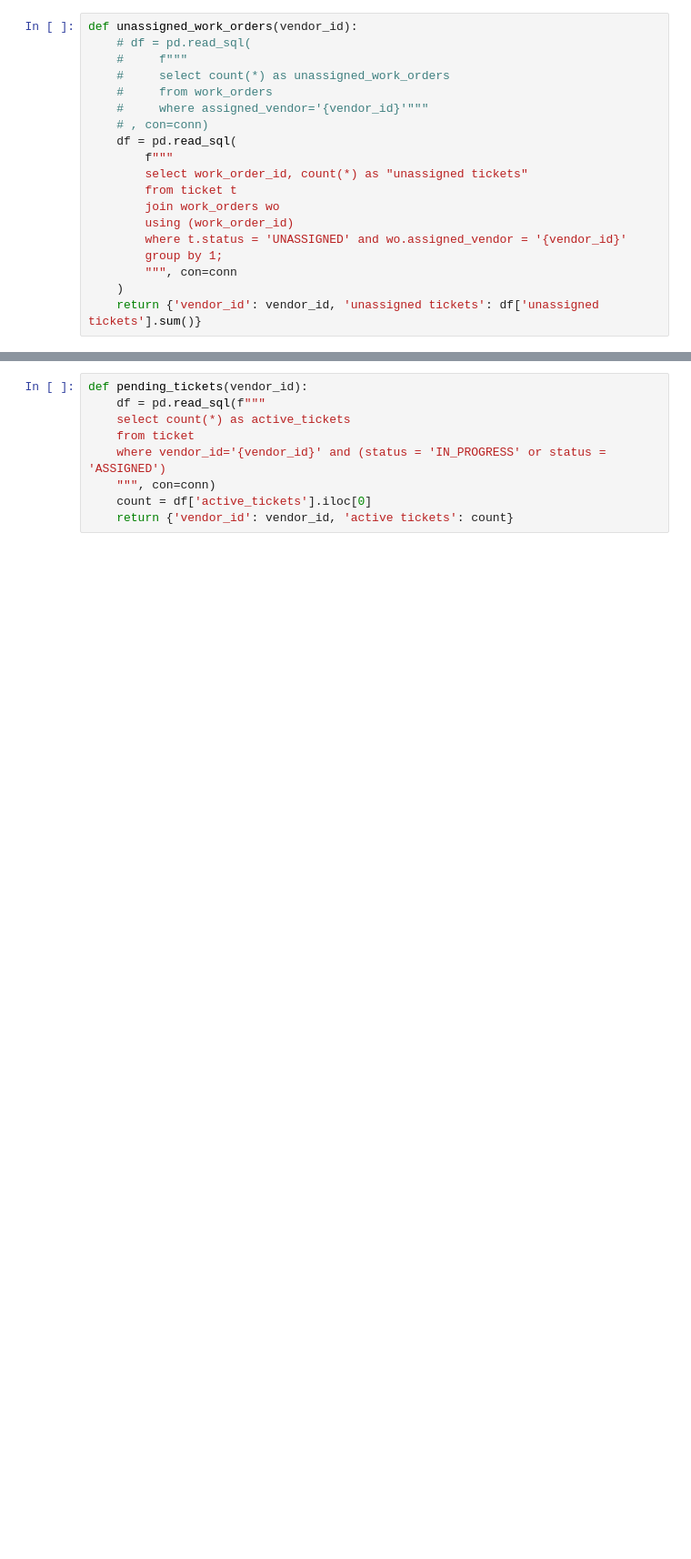
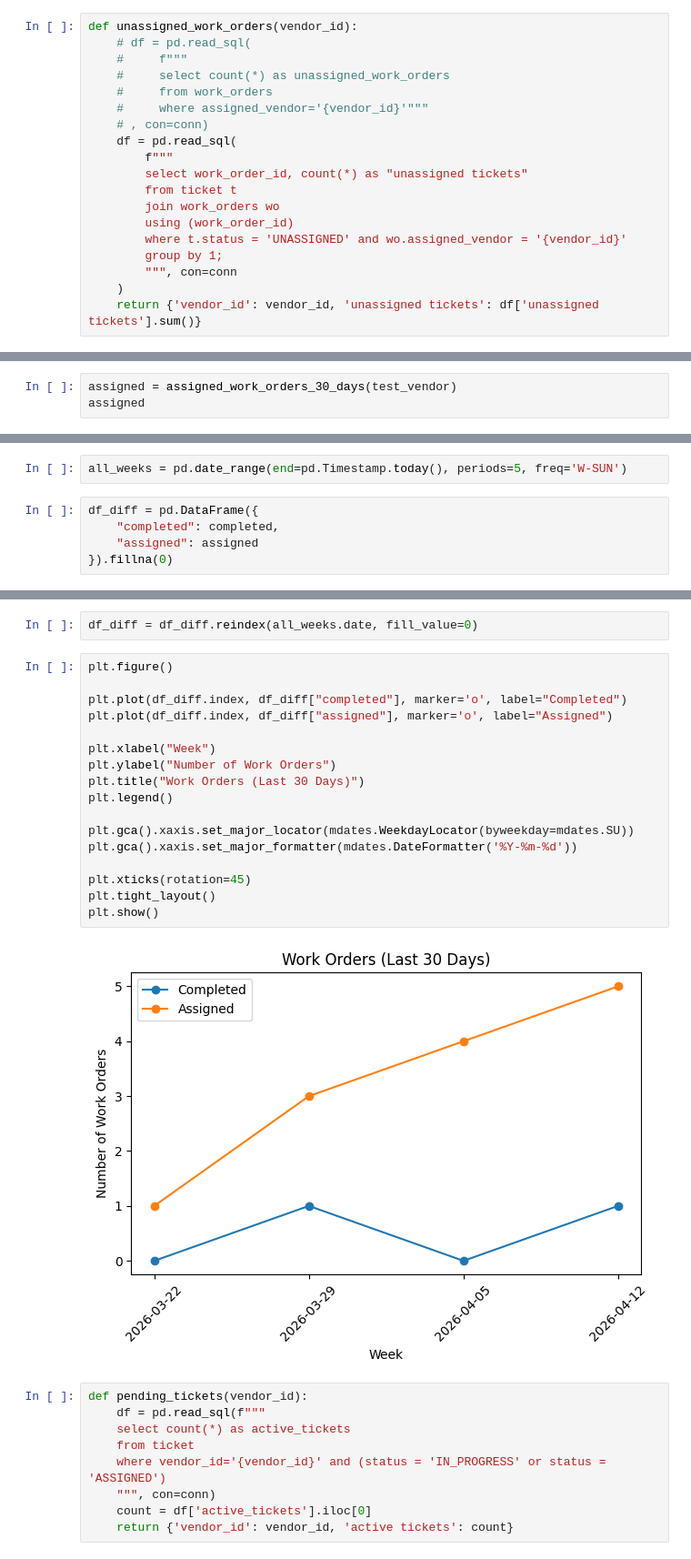
Before and after one commit to Coding-Temple-Tech-Residency/TR42-Vendor, a Jupyter notebook: sample-data/main_dashboard_kpis.ipynb, the cells around one changed output, grey strips where cells are left out. Shown at 91% size. Drawn from its saved outputs; the diff is of its cells as text; blank space fills up the shorter version.

Commit message:
Testing KPIs for recent tickets/work_orders

```diff
--- a/sample-data/main_dashboard_kpis.ipynb
+++ b/sample-data/main_dashboard_kpis.ipynb
@@ -60,0 +95,3 @@ unassigned_work_orders(test_vendor)
+# %%
+assigned = assigned_work_orders_30_days(test_vendor)
+assigned
@@ -60,0 +109,7 @@ unassigned_work_orders(test_vendor)
+# %%
+all_weeks = pd.date_range(end=pd.Timestamp.today(), periods=5, freq='W-SUN')
+# %%
+df_diff = pd.DataFrame({
+    "completed": completed,
+    "assigned": assigned
+}).fillna(0)
@@ -61,3 +125,24 @@ unassigned_work_orders(test_vendor)
+# %%
+df_diff = df_diff.reindex(all_weeks.date, fill_value=0)
+# %%
+plt.figure()
+
+plt.plot(df_diff.index, df_diff["completed"], marker='o', label="Completed")
+plt.plot(df_diff.index, df_diff["assigned"], marker='o', label="Assigned")
+
+plt.xlabel("Week")
+plt.ylabel("Number of Work Orders")
+plt.title("Work Orders (Last 30 Days)")
+plt.legend()
+
+plt.gca().xaxis.set_major_locator(mdates.WeekdayLocator(byweekday=mdates.SU))
+plt.gca().xaxis.set_major_formatter(mdates.DateFormatter('%Y-%m-%d'))
+
+plt.xticks(rotation=45)
+plt.tight_layout()
+plt.show()
+# %% [output]
+[figure, added]
 # %%
 def pending_tickets(vendor_id):
     df = pd.read_sql(f"""
```
Also changed, not shown: parts of 15 cells of this notebook, 29 other files.
